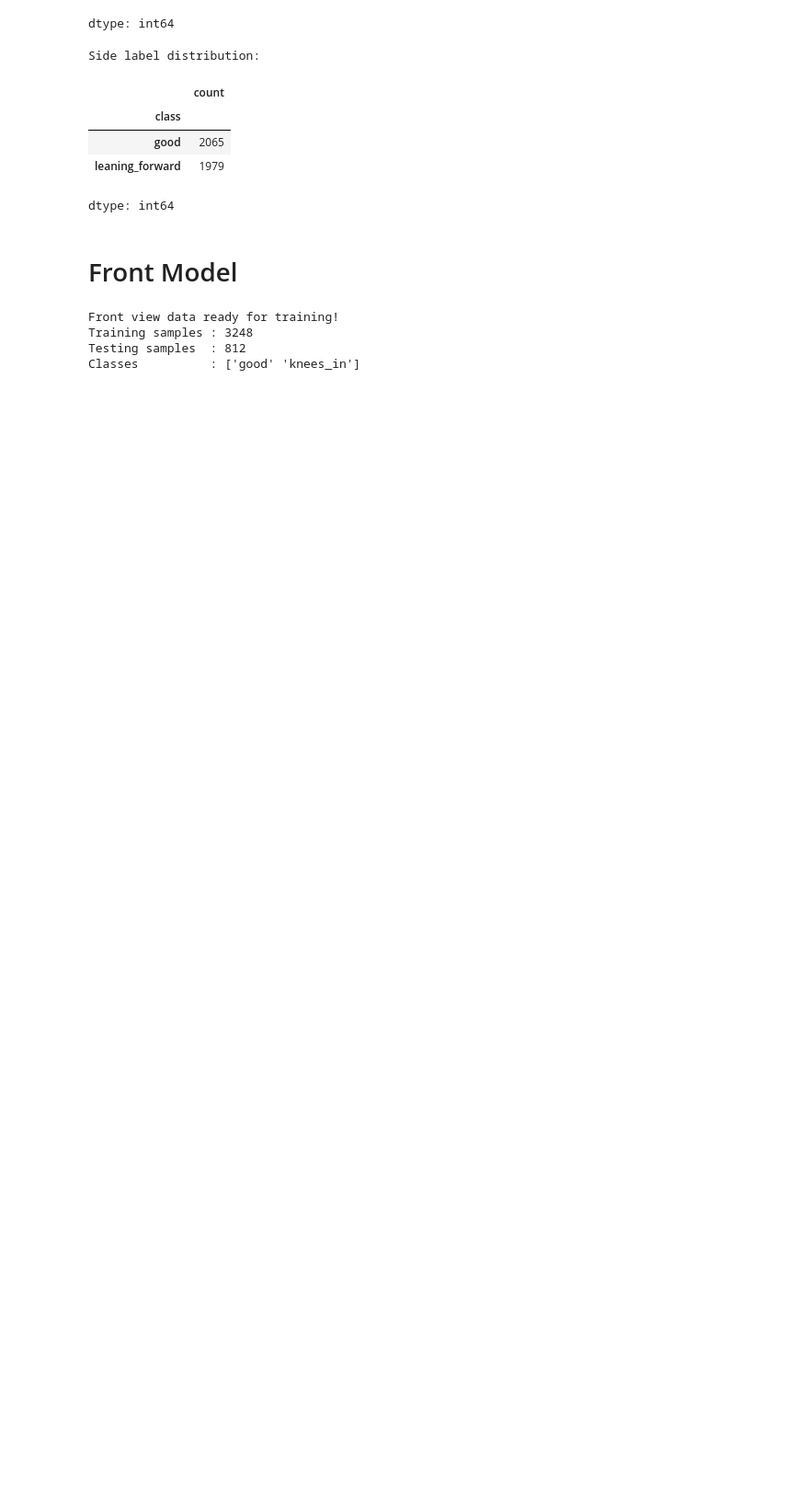
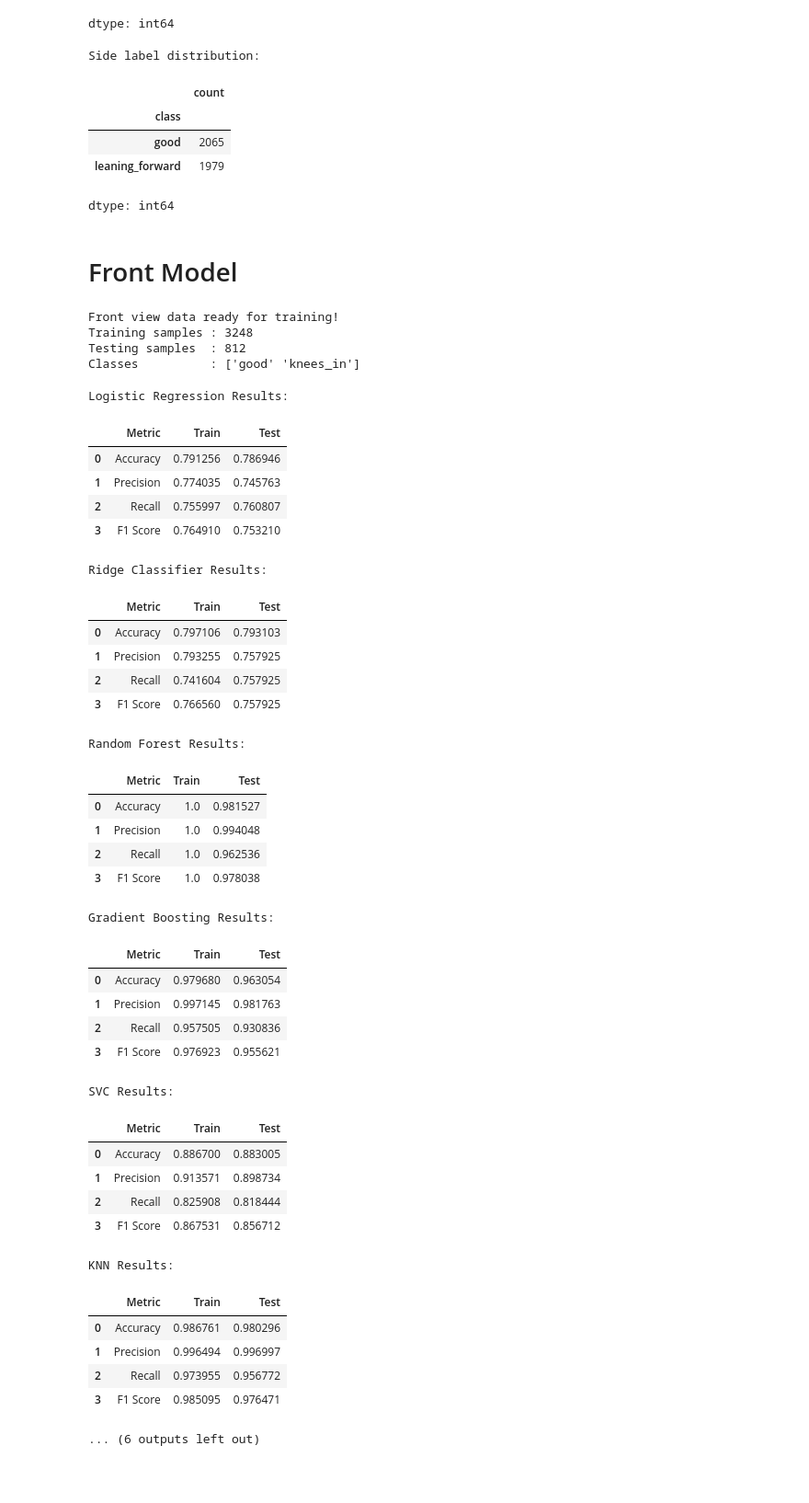
Before and after one commit to DabeenHemin/Real-Time-Health-Risk-Analysis-in-Weighted-Workout-Exercises, a Jupyter notebook: notebooks/squat_form_classifier.ipynb, the cells around one changed output. Shown at 92% size. Drawn from its saved outputs; the diff is of its cells as text; code cells hidden in the pictures; blank space fills up the shorter version.

Commit message:
Train and evaluate 9 baseline classifiers on front view squat data to identify best performing models for hyperparameter tuning

```diff
--- a/notebooks/squat_form_classifier.ipynb
+++ b/notebooks/squat_form_classifier.ipynb
@@ -111,5 +111,82 @@ Front view data ready for training!
 Training samples : 3248
 Testing samples  : 812
 Classes          : ['good' 'knees_in']
+# %%
+# function to evaluate a model on both training and test data
+# shows train vs test metrics to help spot overfitting
+def evaluate_model_front(model, model_name="Model"):
+
+    # predict on both train and test sets
+    y_pred_train = model.predict(X_front_train)
+    y_pred_test  = model.predict(X_front_test)
+
+    # calculate metrics for both sets
+    results_df = pd.DataFrame([
+        ['Accuracy',  accuracy_score(y_front_train, y_pred_train),  accuracy_score(y_front_test, y_pred_test)],
+        ['Precision', precision_score(y_front_train, y_pred_train), precision_score(y_front_test, y_pred_test)],
+        ['Recall',    recall_score(y_front_train, y_pred_train),    recall_score(y_front_test, y_pred_test)],
+        ['F1 Score',  f1_score(y_front_train, y_pred_train),        f1_score(y_front_test, y_pred_test)]
+    ], columns=['Metric', 'Train', 'Test'])
+
+    print(f"\n{model_name} Results:")
+    display(results_df)
+
+    return results_df, y_pred_train, y_pred_test
+
+# define all models to be trained and compared
+models_front = {
+    "Logistic Regression" : LogisticRegression(max_iter=1000, random_state=42),
+    "Ridge Classifier"    : RidgeClassifier(),
+    "Random Forest"       : RandomForestClassifier(n_estimators=100, random_state=42),
+    "Gradient Boosting"   : GradientBoostingClassifier(random_state=42),
+    "SVC"                 : SVC(kernel='rbf', random_state=42),
+    "KNN"                 : KNeighborsClassifier(n_neighbors=5),
+    "Decision Tree"       : DecisionTreeClassifier(random_state=42),
+    "Gaussian NB"         : GaussianNB(),
+    "XGBoost"             : XGBClassifier(random_state=42, eval_metric='logloss')
+}
+
+# train each model and evaluate it
+for model_name, model in models_front.items():
+    model.fit(X_front_train, y_front_train)
+    evaluate_model_front(model, model_name)
+# %% [output]
+Logistic Regression Results:
+|  | Metric | Train | Test |
+| 0 | Accuracy | 0.791256 | 0.786946 |
+| 1 | Precision | 0.774035 | 0.745763 |
+| 2 | Recall | 0.755997 | 0.760807 |
+| 3 | F1 Score | 0.764910 | 0.753210 |
+Ridge Classifier Results:
+|  | Metric | Train | Test |
+| 0 | Accuracy | 0.797106 | 0.793103 |
+| 1 | Precision | 0.793255 | 0.757925 |
+| 2 | Recall | 0.741604 | 0.757925 |
+| 3 | F1 Score | 0.766560 | 0.757925 |
+Random Forest Results:
+|  | Metric | Train | Test |
+| 0 | Accuracy | 1.0 | 0.981527 |
+| 1 | Precision | 1.0 | 0.994048 |
+| 2 | Recall | 1.0 | 0.962536 |
+| 3 | F1 Score | 1.0 | 0.978038 |
+Gradient Boosting Results:
+|  | Metric | Train | Test |
+| 0 | Accuracy | 0.979680 | 0.963054 |
+| 1 | Precision | 0.997145 | 0.981763 |
+| 2 | Recall | 0.957505 | 0.930836 |
+| 3 | F1 Score | 0.976923 | 0.955621 |
+SVC Results:
+|  | Metric | Train | Test |
+| 0 | Accuracy | 0.886700 | 0.883005 |
+| 1 | Precision | 0.913571 | 0.898734 |
+| 2 | Recall | 0.825908 | 0.818444 |
+| 3 | F1 Score | 0.867531 | 0.856712 |
+KNN Results:
+|  | Metric | Train | Test |
+| 0 | Accuracy | 0.986761 | 0.980296 |
+| 1 | Precision | 0.996494 | 0.996997 |
+| 2 | Recall | 0.973955 | 0.956772 |
+| 3 | F1 Score | 0.985095 | 0.976471 |
+... (6 outputs left out)
 # %% [markdown]
 ##
```
